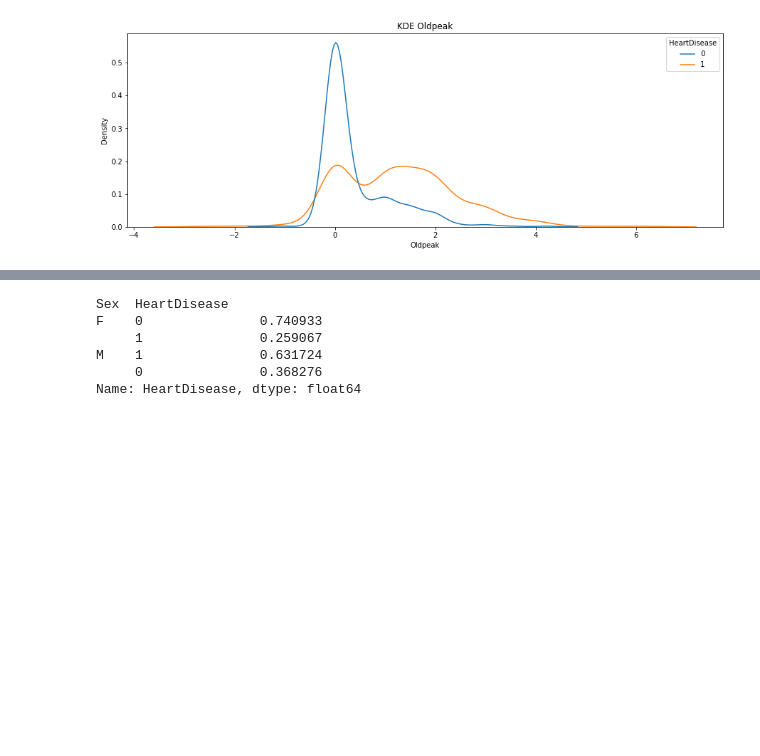
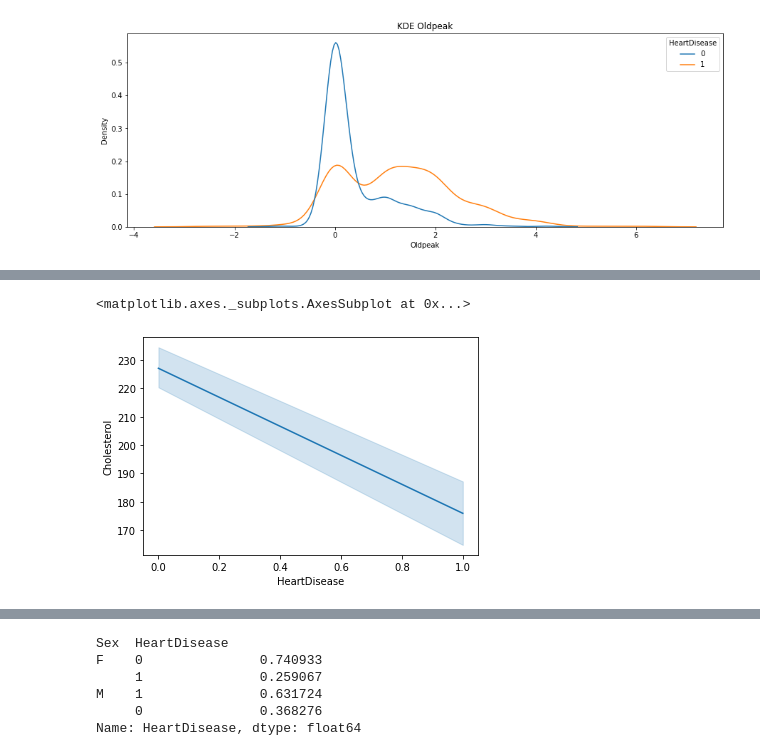
Before and after one commit to pingli10/project-2-part-4, a Jupyter notebook: Copy_of_new_week_10_project_2_part_4.ipynb, the cells around one changed output, grey strips where cells are left out. Cells and saved outputs as stored; diff of their text form; code cells hidden in the pictures; blank space fills up the shorter version.

```diff
--- a/Copy_of_new_week_10_project_2_part_4.ipynb
+++ b/Copy_of_new_week_10_project_2_part_4.ipynb
@@ -345,0 +321,5 @@ df2 = df.copy()
+# %%
+sns.lineplot(data=df,x='HeartDisease',y='Cholesterol')
+# %% [output]
+<matplotlib.axes._subplots.AxesSubplot at 0x...>
+[figure, added]
```
Also changed, not shown: parts of 75 cells of this notebook.
